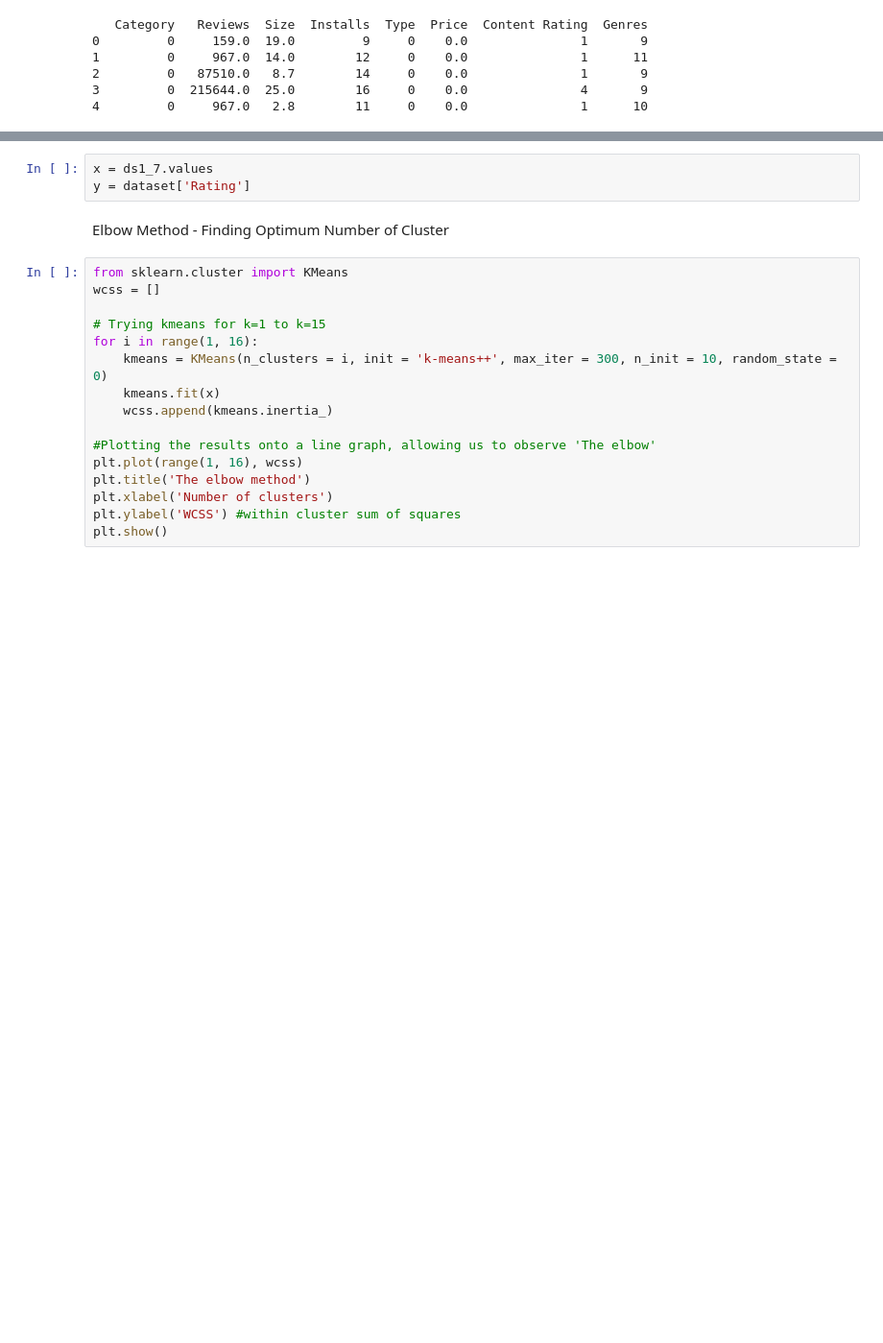
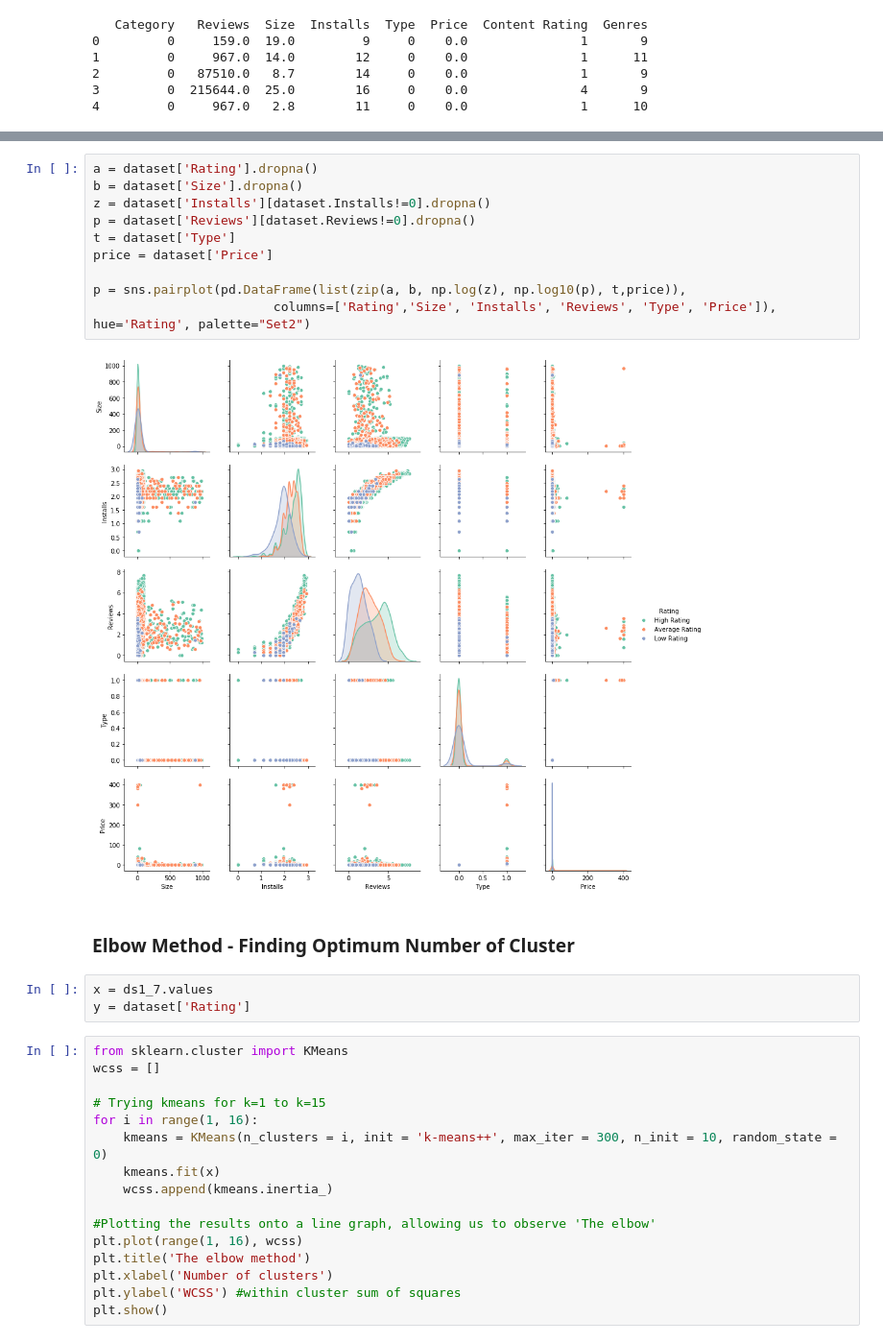
Before and after one commit to judyssc/MachineLearning, a Jupyter notebook: KMeans - Lee Siong.ipynb, the cells around one changed output, grey strips where cells are left out. Shown: that part at 96% size. Cells and saved outputs as stored; diff of their text form; blank space fills up the shorter version.

```diff
--- a/KMeans - Lee Siong.ipynb
+++ b/KMeans - Lee Siong.ipynb
@@ -30,8 +70,20 @@ print (ds1_7.head())
+# %%
+a = dataset['Rating'].dropna()
+b = dataset['Size'].dropna()
+z = dataset['Installs'][dataset.Installs!=0].dropna()
+p = dataset['Reviews'][dataset.Reviews!=0].dropna()
+t = dataset['Type']
+price = dataset['Price']
+
+p = sns.pairplot(pd.DataFrame(list(zip(a, b, np.log(z), np.log10(p), t,price)),
+                        columns=['Rating','Size', 'Installs', 'Reviews', 'Type', 'Price']), hue='Rating', palette="Set2")
+# %% [output]
+[figure, added]
+# %% [markdown]
+### Elbow Method - Finding Optimum Number of Cluster
 # %%
 x = ds1_7.values
 y = dataset['Rating']
-# %% [markdown]
-Elbow Method - Finding Optimum Number of Cluster
 # %%
 from sklearn.cluster import KMeans
 wcss = []
```
Also changed, not shown: parts of 20 cells of this notebook.
